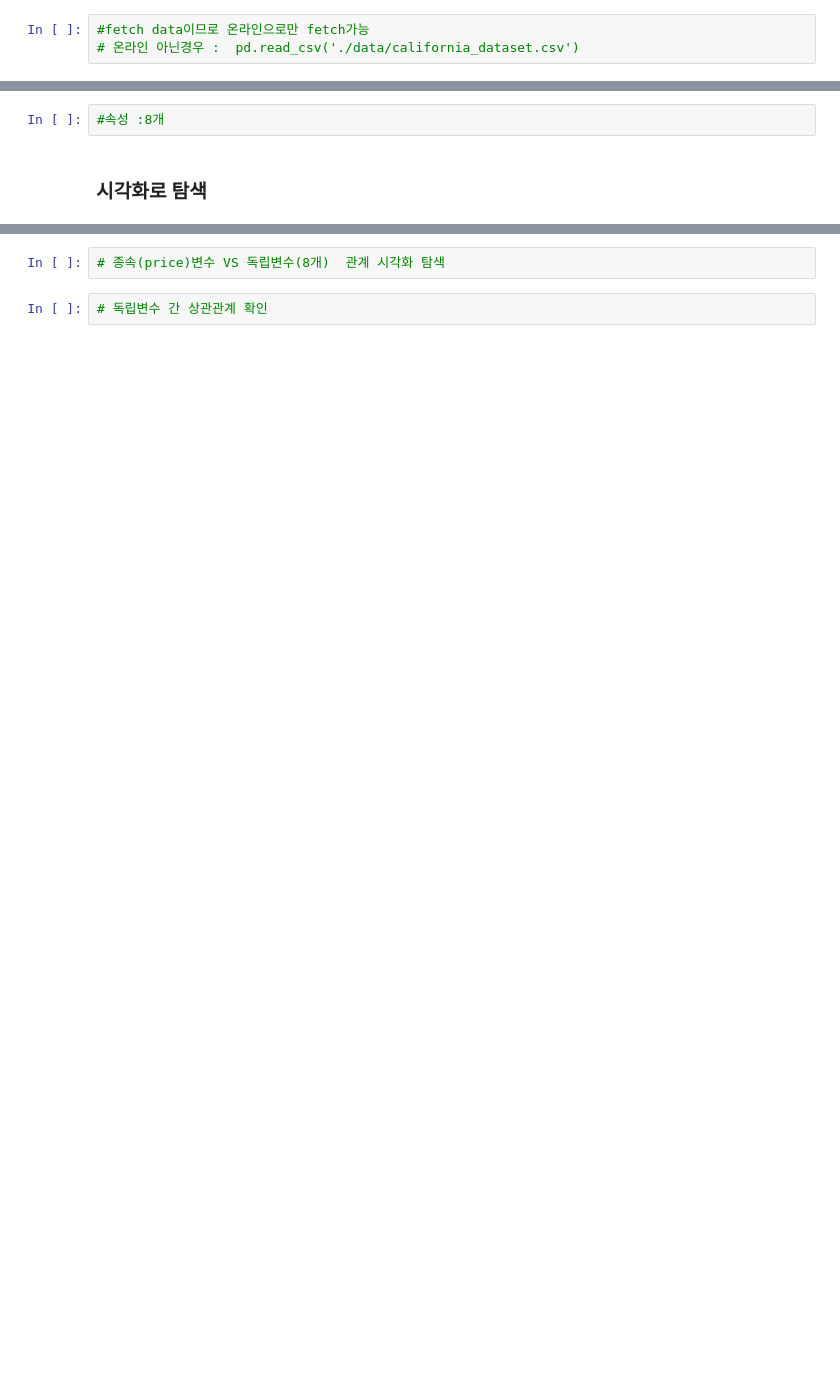
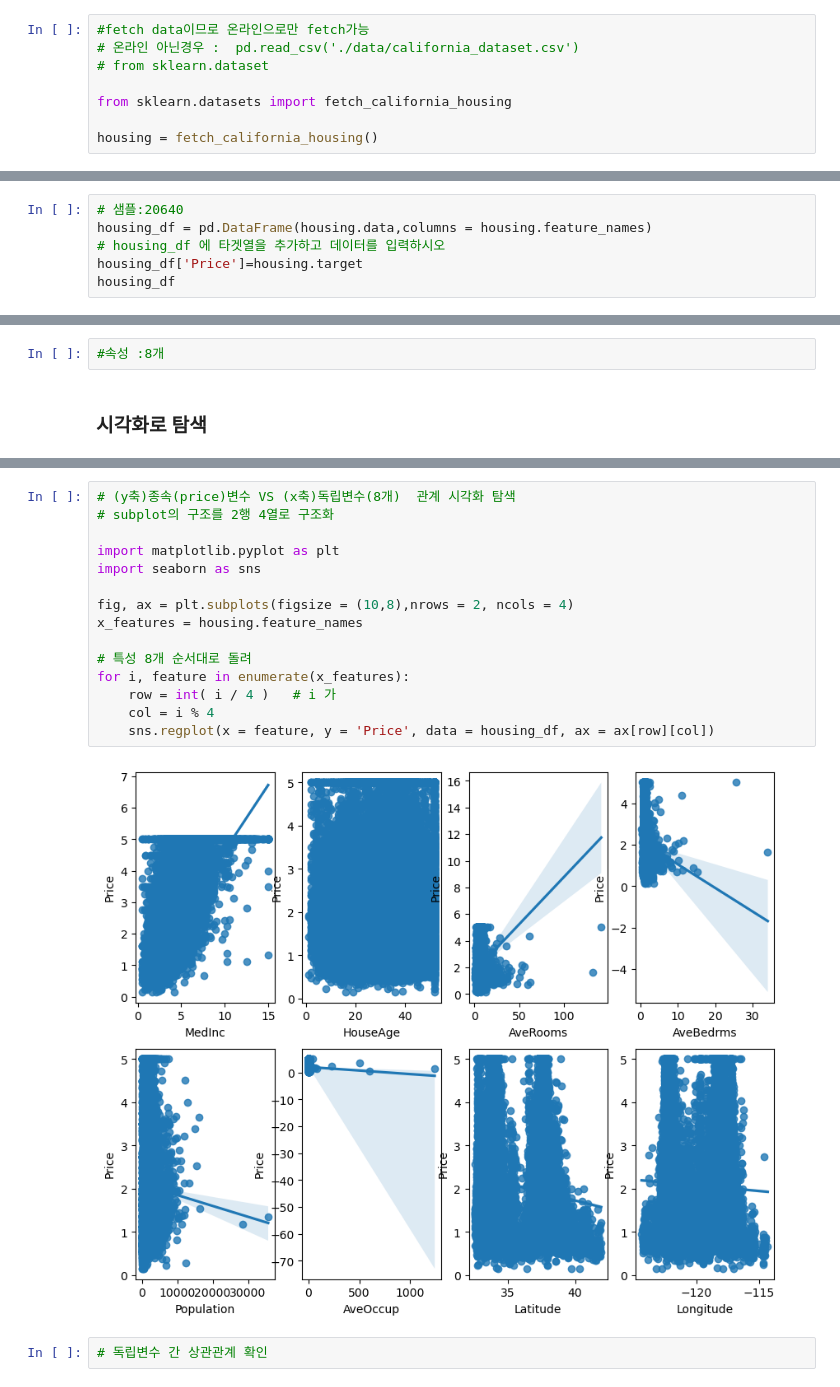
Before and after one commit to jink9797/pythonbasic, a Jupyter notebook: 0207-0208 다중선형회귀.ipynb, the cells around one changed output, grey strips where cells are left out. Cells and saved outputs as stored; diff of their text form; blank space fills up the shorter version.

```diff
--- a/0207 다중선형회귀.ipynb
+++ b/0207-0208 다중선형회귀.ipynb
@@ -480,3 +621,8 @@ import numpy as np
 # %%
 #fetch data이므로 온라인으로만 fetch가능
 # 온라인 아닌경우 :  pd.read_csv('./data/california_dataset.csv')
+# from sklearn.dataset
+
+from sklearn.datasets import fetch_california_housing
+
+housing = fetch_california_housing()
@@ -484,0 +641,6 @@ import numpy as np
+# %%
+# 샘플:20640
+housing_df = pd.DataFrame(housing.data,columns = housing.feature_names)
+# housing_df 에 타겟열을 추가하고 데이터를 입력하시오
+housing_df['Price']=housing.target
+housing_df
@@ -493,4 +680,19 @@ import numpy as np
-# %%
-# 종속(price)변수 VS 독립변수(8개)  관계 시각화 탐색
+# %%
+# (y축)종속(price)변수 VS (x축)독립변수(8개)  관계 시각화 탐색
+# subplot의 구조를 2행 4열로 구조화
+
+import matplotlib.pyplot as plt
+import seaborn as sns
+
+fig, ax = plt.subplots(figsize = (10,8),nrows = 2, ncols = 4)
+x_features = housing.feature_names
+
+# 특성 8개 순서대로 돌려
+for i, feature in enumerate(x_features):
+    row = int( i / 4 )   # i 가
+    col = i % 4
+    sns.regplot(x = feature, y = 'Price', data = housing_df, ax = ax[row][col])
+# %% [output]
+[figure, added]
 # %%
 # 독립변수 간 상관관계 확인
```
Also changed, not shown: parts of 36 cells of this notebook, 10 other files.
